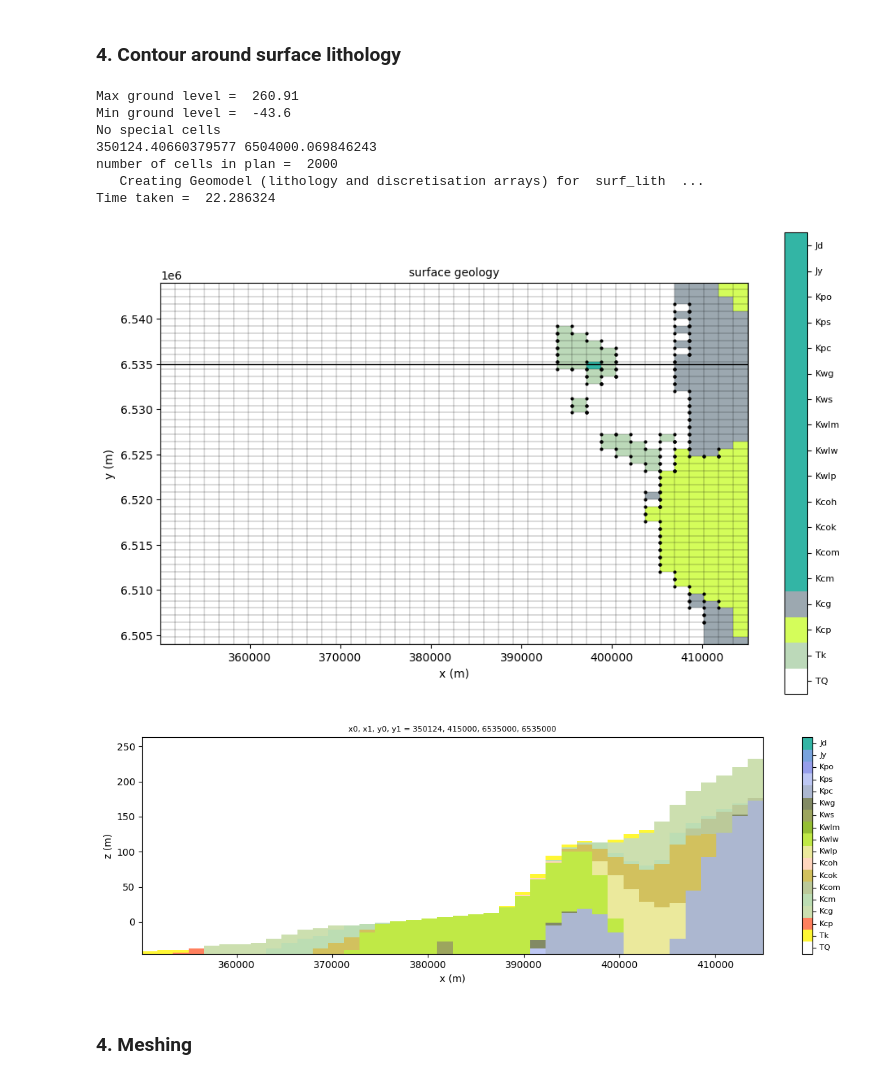
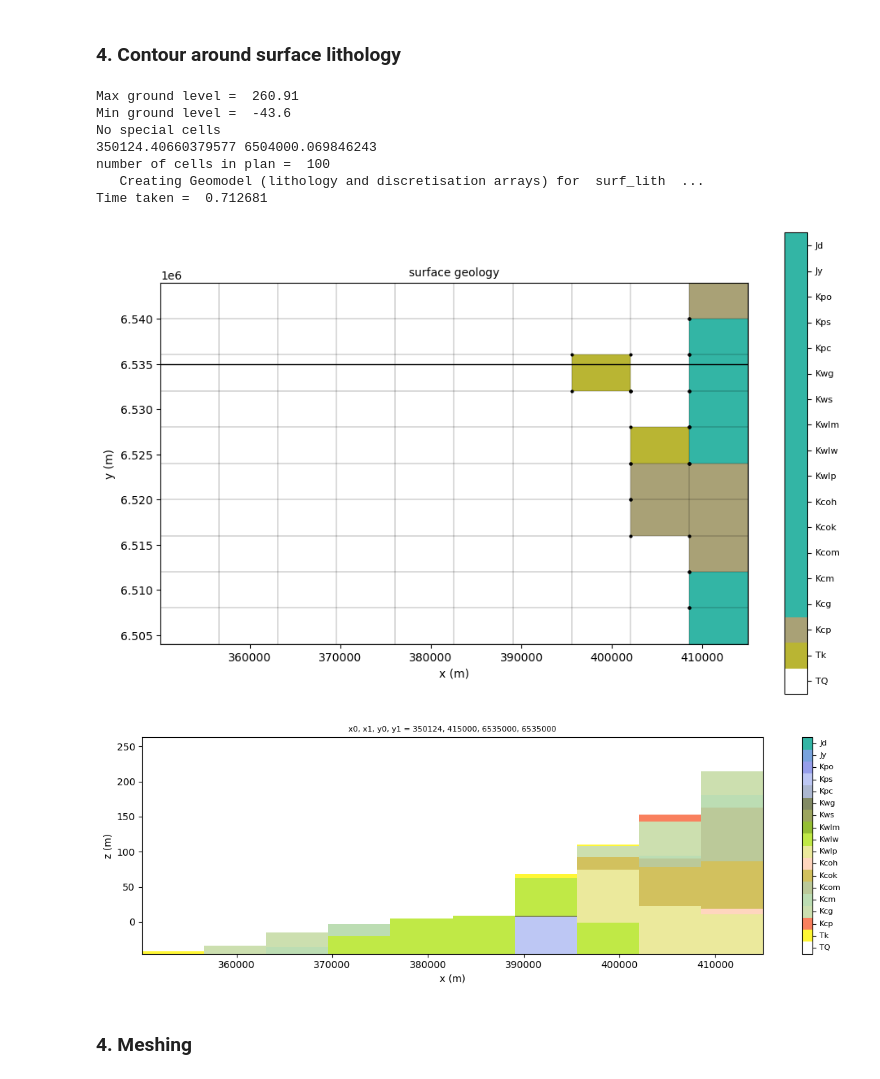
Before and after one commit to malvina-chmielarski/Otorowiri, a Jupyter notebook: scripts/main_script.ipynb, the cells around one changed output. Cells and saved outputs as stored; diff of their text form; code cells hidden in the pictures.

```diff
--- a/scripts/main_script.ipynb
+++ b/scripts/main_script.ipynb
@@ -156,7 +158,7 @@ z0, z1 = min_gl-2, max_gl+2
 # Create a structured mesh to detect lithological interfaces
 from loopflopy.mesh import Mesh
 mesh = Mesh(plangrid = 'car')
-mesh.ncol, mesh.nrow = 40, 50
+mesh.ncol, mesh.nrow = 10, 10
 mesh.create_mesh(project, spatial)
 print('number of cells in plan = ', mesh.ncpl)
 
@@ -183,37 +185,37 @@ def generate_interface_nodes(raster):
             if raster[i, j] != raster[i, j + 1]:
                 node = Point(mesh.xcenters[j] + 0.5 * mesh.delx, mesh.ycenters[i] - 0.5 * mesh.dely)
                 if node.within(spatial.model_boundary_poly.buffer(-2 * spatial.boundary_buff)): # So that no nodes too close to model boundary
                     nodes.append(node)
             if raster[i, j] != raster[i + 1, j]:
                 node = Point(mesh.xcenters[j] + 0.5 * mesh.delx, mesh.ycenters[i] - 0.5 * mesh.dely)
                 if node.within(spatial.model_boundary_poly.buffer(-2 * spatial.boundary_buff)): # So that no nodes too close to model boundary
                     nodes.append(node)
             if raster[i, j] != raster[i + 1, j + 1]:
                 node = Point(mesh.xcenters[j] + 0.5 * mesh.delx, mesh.ycenters[i] - 0.5 * mesh.dely)
                 if node.within(spatial.model_boundary_poly.buffer(-2 * spatial.boundary_buff)): # So that no nodes too close to model boundary
                     nodes.append(node)
 
     return nodes
 
 nodes = generate_interface_nodes(raster) # Generate nodes at the interfaces
 gdf = gpd.GeoDataFrame(crs = spatial.epsg, geometry=nodes) # Create a GeoDataFrame from the nodes
 #gdf.crs = spatial.crs
 gdf.to_file("../modelfiles/interface_nodes.shp") # Save the nodes as a shapefile
 spatial.interface_nodes = list(zip(gdf.geometry.x, gdf.geometry.y)) # Save the nodes as a list of tuples
 
 
 geomodel.geomodel_plan_lith(spatial, mesh, structuralmodel, y0 = 6535000, y1 = 6535000)
 geomodel.geomodel_transect_lith(structuralmodel, spatial, y0 = 6535000, y1 = 6535000)#, z0 = -900, z1 = -2000)
 # %% [output]
 Max ground level =  260.91
 Min ground level =  -43.6
 No special cells
 350124.40660379577 6504000.069846243
-number of cells in plan =  2000
+number of cells in plan =  100
    Creating Geomodel (lithology and discretisation arrays) for  surf_lith  ...
-Time taken =  22.286324
+Time taken =  0.712681
-[figure, old version]
+[figure, new version]
-[figure, old version]
+[figure, new version]
 # %% [markdown]
 ### 4. Meshing
 # %%
```
Also changed, not shown: parts of 19 cells of this notebook, 16 other files.
